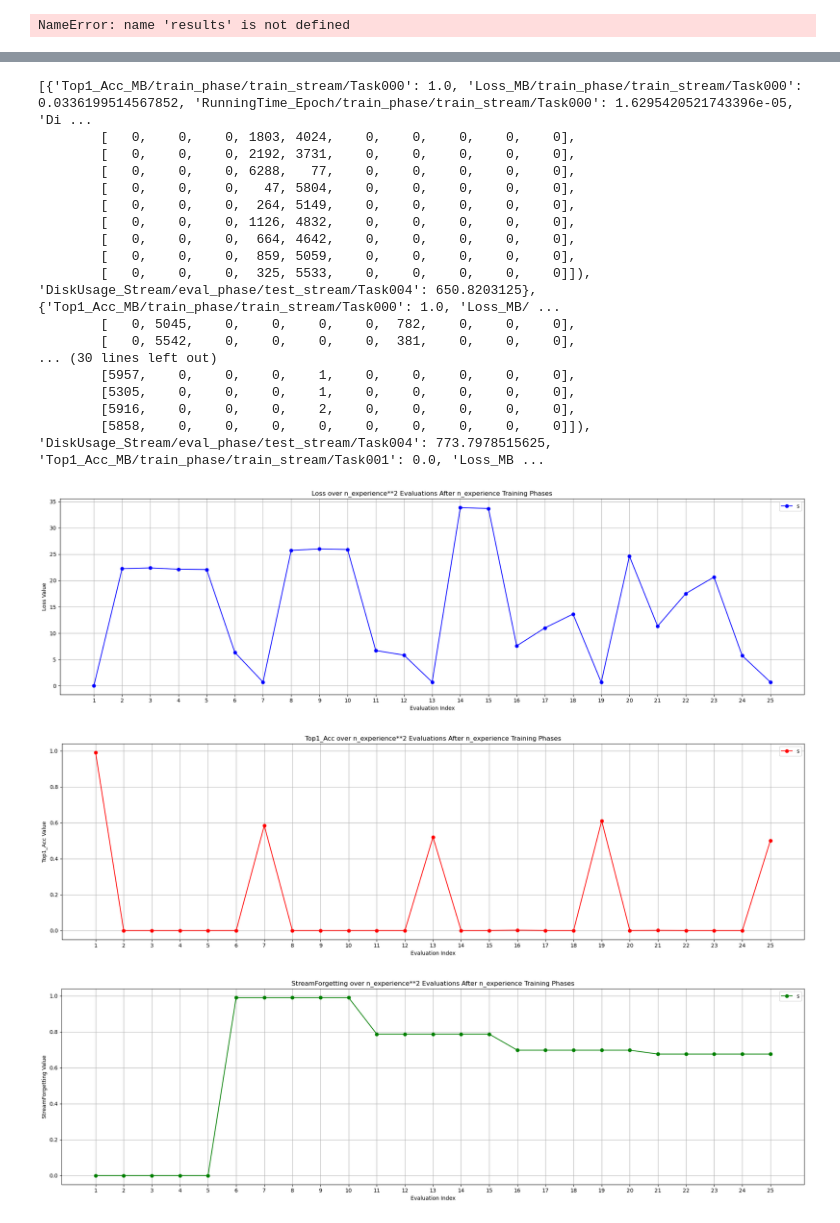
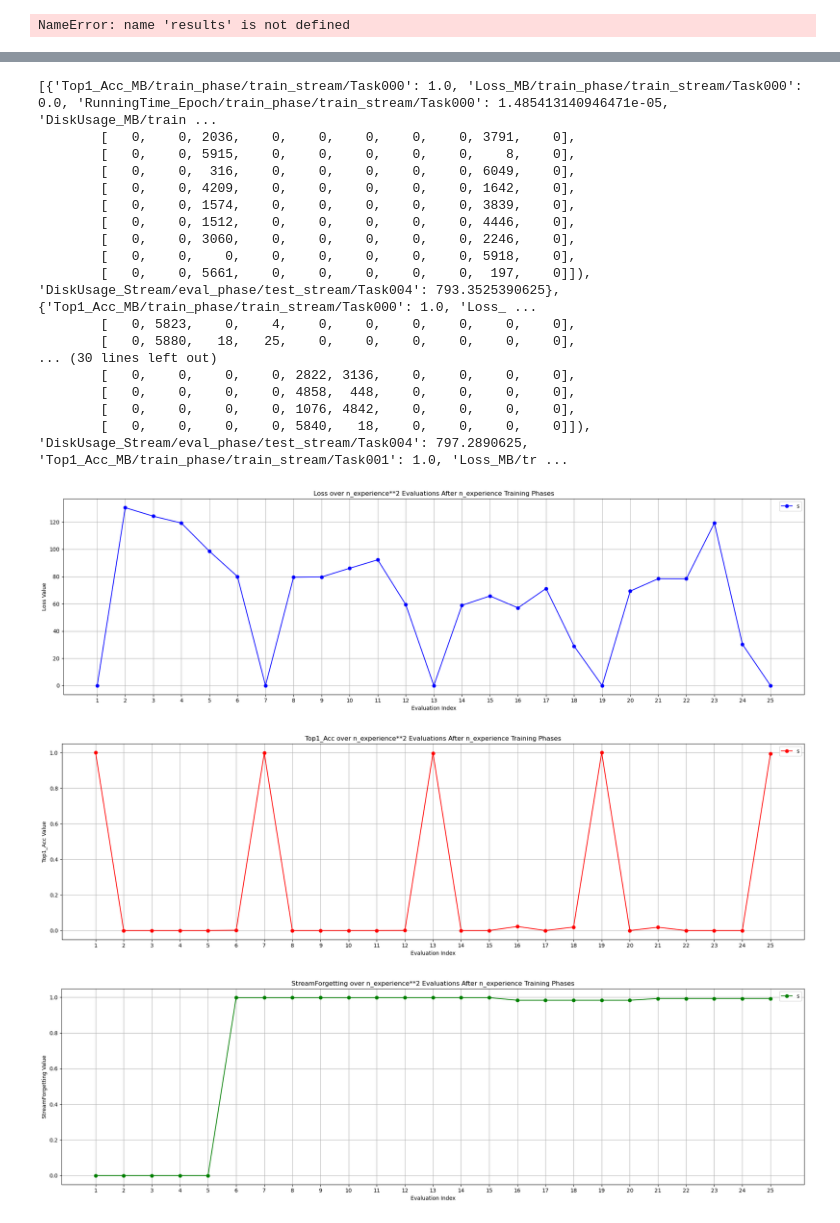
Before and after one commit to yzy1997/quantum_cl, a Jupyter notebook: quantum_lwf_addqlayer.ipynb, the cells around one changed output, grey strips where cells are left out. Drawn from its saved outputs; the diff is of its cells as text; code cells hidden in the pictures.

```diff
--- a/quantum_lwf_addqlayer.ipynb
+++ b/quantum_lwf_addqlayer.ipynb
@@ -545,7 +545,7 @@ NameError: name 'results' is not defined
 # %%
 # 从文件加载
 import pickle
-with open("/home/yangz2/code/quantum_cl/results/list/splitmnist_EWC_s2_qbit8_qdepth4_tepoch10.pkl", "rb") as f:
+with open("/home/yangz2/code/quantum_cl/results/list/splitmnist_EWC_classic_cnn_final.pkl", "rb") as f:
     results = pickle.load(f)
 print(results)
 # %% [output]
@@ -608,55 +608,55 @@ for train_idx, result in enumerate(results):  # 遍历5次训练的结果
 
 # 绘制图形
 plt.figure(figsize=(20, 6))
 plt.plot(x, loss_values, marker='o', linestyle='-', color='b', label='Loss_Exp')
 plt.title("Loss over n_experience**2 Evaluations After n_experience Training Phases")
 plt.xlabel("Evaluation Index")
 plt.ylabel("Loss Value")
 plt.xticks(range(1, len(x) + 1))  # 设置 x 轴刻度
 plt.grid(True)
-plt.legend("splitmnist_EWC_s2_qbit8_qdepth4_tepoch10_loss")
+plt.legend("splitmnist_EWC_classic_cnn_final_loss")
 plt.tight_layout()
-plt.savefig("results/figs/splitmnist_EWC_s2_qbit8_qdepth4_tepoch10_loss.png")
+plt.savefig("results/figs/splitmnist_EWC_classic_cnn_final_loss.png")
 
 plt.figure(figsize=(20, 6))
 plt.plot(x, top1_acc_values, marker='o', linestyle='-', color='r', label='Top1_Acc_Exp')
 plt.title("Top1_Acc over n_experience**2 Evaluations After n_experience Training Phases")
 plt.xlabel("Evaluation Index")
 plt.ylabel("Top1_Acc Value")
 plt.xticks(range(1, len(x) + 1))  # 设置 x 轴刻度
 plt.grid(True)
-plt.legend("splitmnist_EWC_s2_qbit8_qdepth4_tepoch10_acc")
+plt.legend("splitmnist_EWC_classic_cnn_final_acc")
 plt.tight_layout()
-plt.savefig("results/figs/splitmnist_EWC_s2_qbit8_qdepth4_tepoch10_acc.png")
+plt.savefig("results/figs/splitmnist_EWC_classic_cnn_final_acc.png")
 
 plt.figure(figsize=(20, 6))
 plt.plot(range(1, len(forgetting_values) + 1), forgetting_values, marker='o', linestyle='-', color='g', label='StreamForgetting')
 plt.title("StreamForgetting over n_experience**2 Evaluations After n_experience Training Phases")
 plt.xlabel("Evaluation Index")
 plt.ylabel("StreamForgetting Value")
 plt.xticks(range(1, len(forgetting_values) + 1))  # 设置 x 轴刻度
 plt.grid(True)
-plt.legend("splitmnist_EWC_s2_qbit8_qdepth4_tepoch10_forget")
+plt.legend("splitmnist_EWC_classic_cnn_final_forget")
 plt.tight_layout()
-plt.savefig("results/figs/splitmnist_EWC_s2_qbit8_qdepth4_tepoch10_forget.png")
+plt.savefig("results/figs/splitmnist_EWC_classic_cnn_final_forget.png")
 # %% [output]
-[{'Top1_Acc_MB/train_phase/train_stream/Task000': 1.0, 'Loss_MB/train_phase/train_stream/Task000': 0.0336199514567852, 'RunningTime_Epoch/train_phase/train_stream/Task000': 1.6295420521743396e-05, 'Di ...
-        [   0,    0,    0, 1803, 4024,    0,    0,    0,    0,    0],
-        [   0,    0,    0, 2192, 3731,    0,    0,    0,    0,    0],
-        [   0,    0,    0, 6288,   77,    0,    0,    0,    0,    0],
-        [   0,    0,    0,   47, 5804,    0,    0,    0,    0,    0],
-        [   0,    0,    0,  264, 5149,    0,    0,    0,    0,    0],
-        [   0,    0,    0, 1126, 4832,    0,    0,    0,    0,    0],
-        [   0,    0,    0,  664, 4642,    0,    0,    0,    0,    0],
-        [   0,    0,    0,  859, 5059,    0,    0,    0,    0,    0],
-        [   0,    0,    0,  325, 5533,    0,    0,    0,    0,    0]]), 'DiskUsage_Stream/eval_phase/test_stream/Task004': 650.8203125}, {'Top1_Acc_MB/train_phase/train_stream/Task000': 1.0, 'Loss_MB/ ...
-        [   0, 5045,    0,    0,    0,    0,  782,    0,    0,    0],
-        [   0, 5542,    0,    0,    0,    0,  381,    0,    0,    0],
+[{'Top1_Acc_MB/train_phase/train_stream/Task000': 1.0, 'Loss_MB/train_phase/train_stream/Task000': 0.0, 'RunningTime_Epoch/train_phase/train_stream/Task000': 1.485413140946471e-05, 'DiskUsage_MB/train ...
+        [   0,    0, 2036,    0,    0,    0,    0,    0, 3791,    0],
+        [   0,    0, 5915,    0,    0,    0,    0,    0,    8,    0],
+        [   0,    0,  316,    0,    0,    0,    0,    0, 6049,    0],
+        [   0,    0, 4209,    0,    0,    0,    0,    0, 1642,    0],
+        [   0,    0, 1574,    0,    0,    0,    0,    0, 3839,    0],
+        [   0,    0, 1512,    0,    0,    0,    0,    0, 4446,    0],
+        [   0,    0, 3060,    0,    0,    0,    0,    0, 2246,    0],
+        [   0,    0,    0,    0,    0,    0,    0,    0, 5918,    0],
+        [   0,    0, 5661,    0,    0,    0,    0,    0,  197,    0]]), 'DiskUsage_Stream/eval_phase/test_stream/Task004': 793.3525390625}, {'Top1_Acc_MB/train_phase/train_stream/Task000': 1.0, 'Loss_ ...
+        [   0, 5823,    0,    4,    0,    0,    0,    0,    0,    0],
+        [   0, 5880,   18,   25,    0,    0,    0,    0,    0,    0],
 ... (30 lines left out)
-        [5957,    0,    0,    0,    1,    0,    0,    0,    0,    0],
-        [5305,    0,    0,    0,    1,    0,    0,    0,    0,    0],
-        [5916,    0,    0,    0,    2,    0,    0,    0,    0,    0],
-        [5858,    0,    0,    0,    0,    0,    0,    0,    0,    0]]), 'DiskUsage_Stream/eval_phase/test_stream/Task004': 773.7978515625, 'Top1_Acc_MB/train_phase/train_stream/Task001': 0.0, 'Loss_MB ...
+        [   0,    0,    0,    0, 2822, 3136,    0,    0,    0,    0],
+        [   0,    0,    0,    0, 4858,  448,    0,    0,    0,    0],
+        [   0,    0,    0,    0, 1076, 4842,    0,    0,    0,    0],
+        [   0,    0,    0,    0, 5840,   18,    0,    0,    0,    0]]), 'DiskUsage_Stream/eval_phase/test_stream/Task004': 797.2890625, 'Top1_Acc_MB/train_phase/train_stream/Task001': 1.0, 'Loss_MB/tr ...
-[figure, old version]
+[figure, new version]
-[figure, old version]
+[figure, new version]
-[figure, old version]
+[figure, new version]
```
Also changed, not shown: parts of 1 cell of this notebook, 24 other files.
